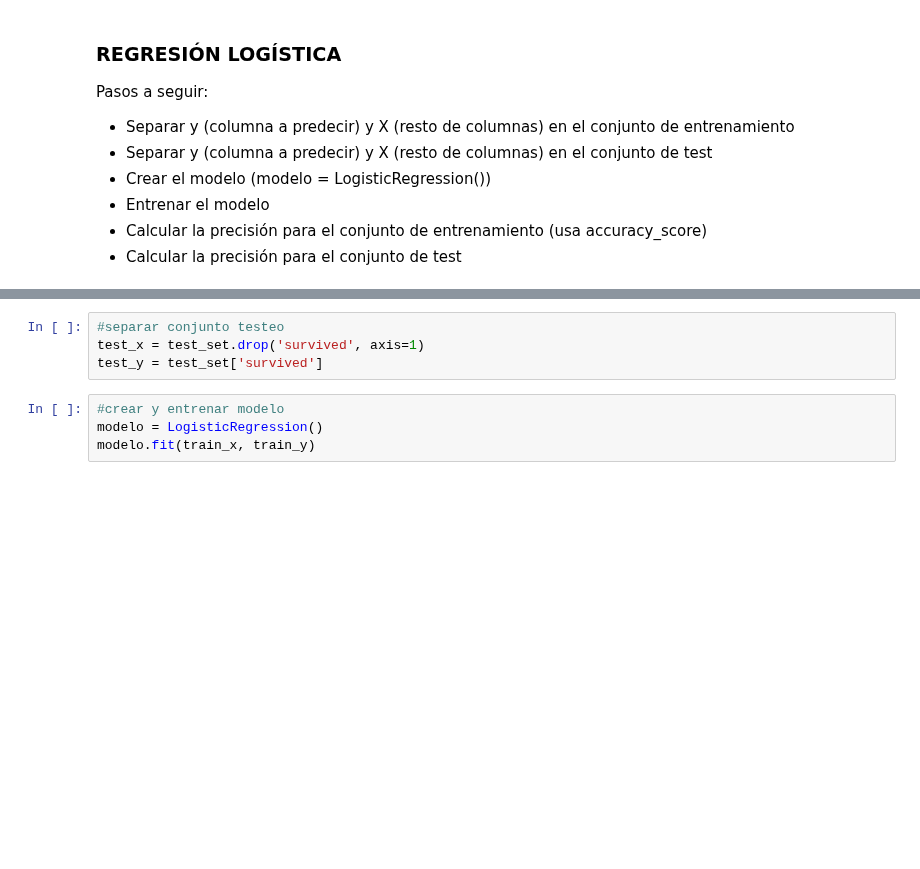
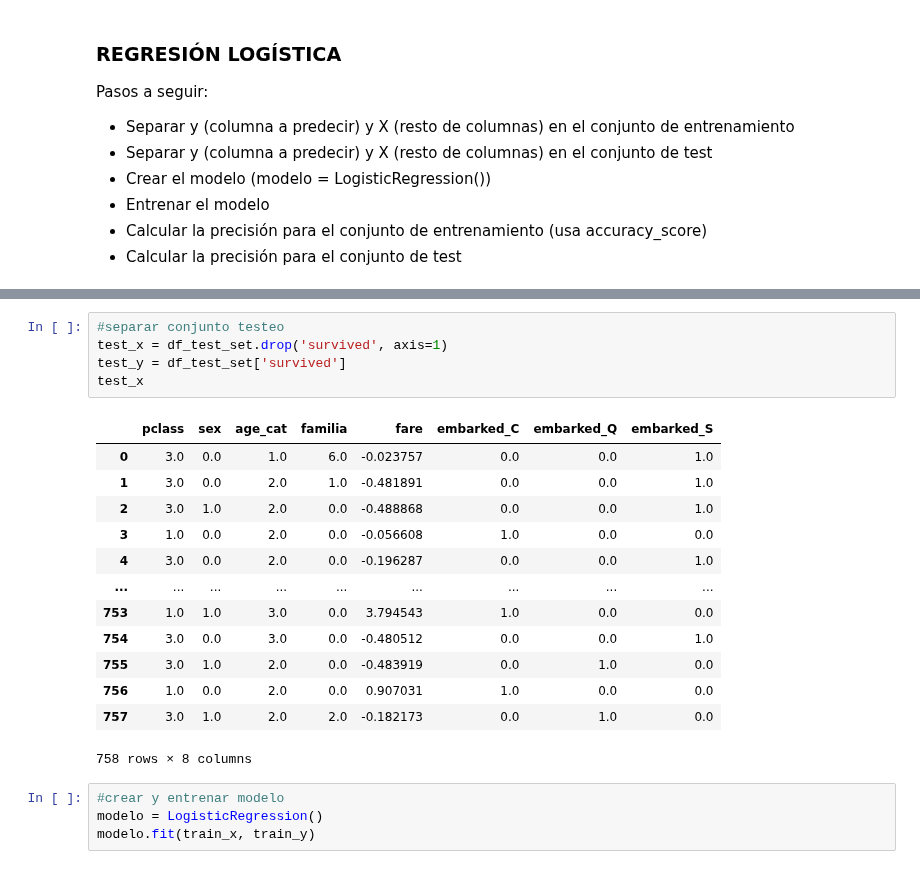
Before and after one commit to Elena2332/iabd, a Jupyter notebook: ia/sapa/2_4Ejercicios.ipynb, the cells around one changed output, grey strips where cells are left out. Drawn from its saved outputs; the diff is of its cells as text; blank space fills up the shorter version.

```diff
--- a/ia/sapa/2_4Ejercicios.ipynb
+++ b/ia/sapa/2_4Ejercicios.ipynb
@@ -700,7 +708,22 @@ train_x
 # %%
 #separar conjunto testeo
-test_x = test_set.drop('survived', axis=1)
-test_y = test_set['survived']
+test_x = df_test_set.drop('survived', axis=1)
+test_y = df_test_set['survived']
+test_x
+# %% [output]
+|  | pclass | sex | age_cat | familia | fare | embarked_C | embarked_Q | embarked_S |
+| 0 | 3.0 | 0.0 | 1.0 | 6.0 | -0.023757 | 0.0 | 0.0 | 1.0 |
+| 1 | 3.0 | 0.0 | 2.0 | 1.0 | -0.481891 | 0.0 | 0.0 | 1.0 |
+| 2 | 3.0 | 1.0 | 2.0 | 0.0 | -0.488868 | 0.0 | 0.0 | 1.0 |
+| 3 | 1.0 | 0.0 | 2.0 | 0.0 | -0.056608 | 1.0 | 0.0 | 0.0 |
+| 4 | 3.0 | 0.0 | 2.0 | 0.0 | -0.196287 | 0.0 | 0.0 | 1.0 |
+| ... | ... | ... | ... | ... | ... | ... | ... | ... |
+| 753 | 1.0 | 1.0 | 3.0 | 0.0 | 3.794543 | 1.0 | 0.0 | 0.0 |
+| 754 | 3.0 | 0.0 | 3.0 | 0.0 | -0.480512 | 0.0 | 0.0 | 1.0 |
+| 755 | 3.0 | 1.0 | 2.0 | 0.0 | -0.483919 | 0.0 | 1.0 | 0.0 |
+| 756 | 1.0 | 0.0 | 2.0 | 0.0 | 0.907031 | 1.0 | 0.0 | 0.0 |
+| 757 | 3.0 | 1.0 | 2.0 | 2.0 | -0.182173 | 0.0 | 1.0 | 0.0 |
+758 rows × 8 columns
 # %%
 #crear y entrenar modelo
 modelo = LogisticRegression()
```
Also changed, not shown: parts of 12 cells of this notebook, 1 other file.
